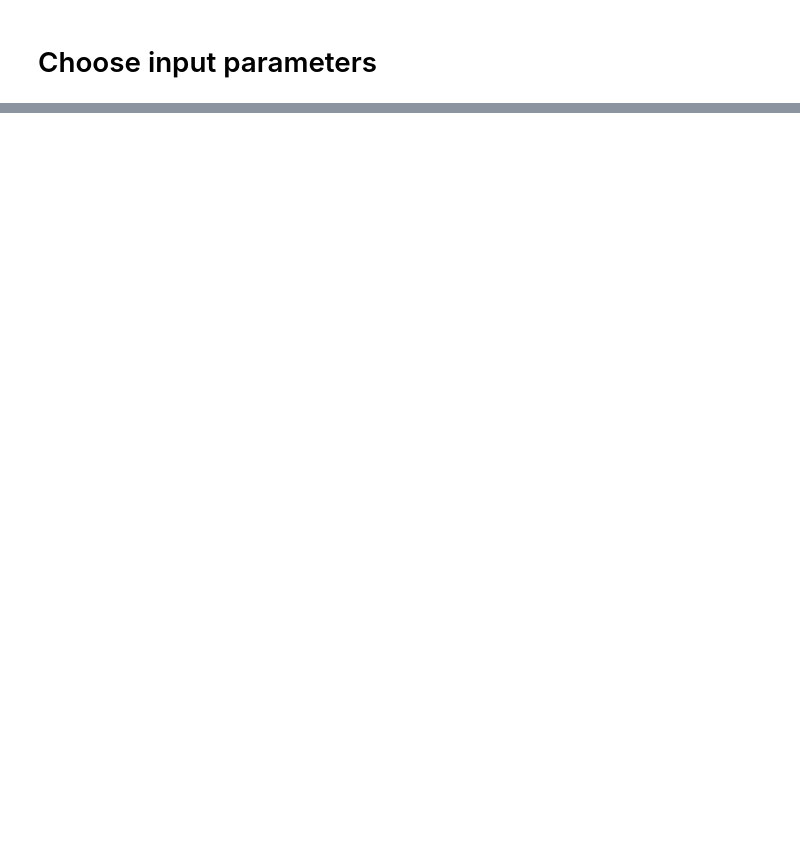
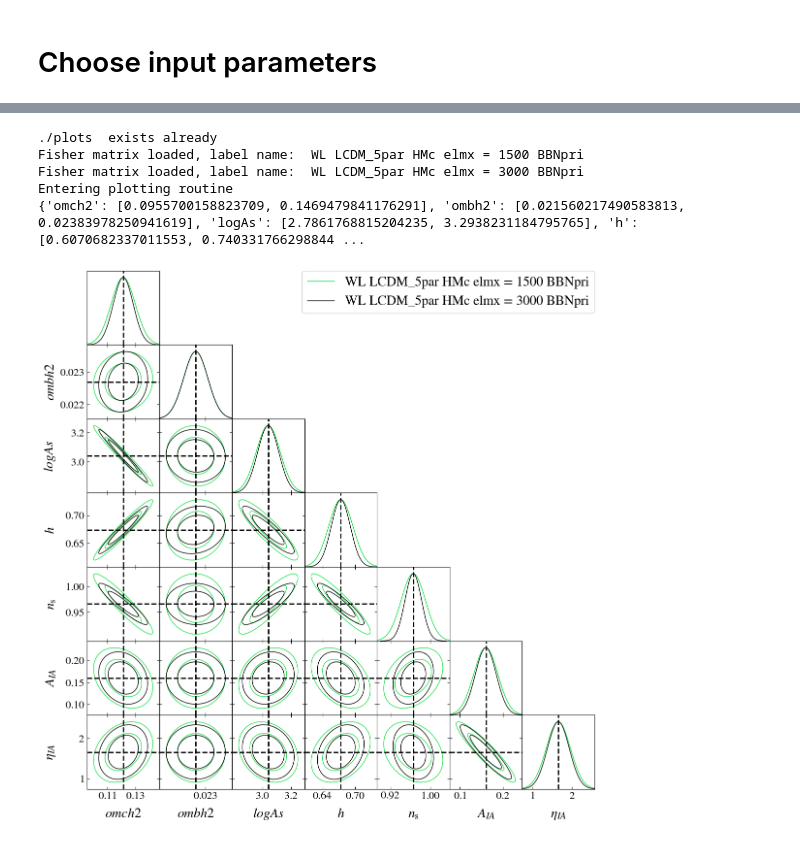
Before and after one commit to santiagocasas/cosmicfishpie, a Jupyter notebook: notebooks/Example_Fisher-WL_3x2photo-CAMB-Euclid.ipynb, the cells around one changed output, grey strips where cells are left out. Saved outputs shown, nothing was run; the diff lists cells and outputs as text; code cells hidden in the pictures; blank space fills up the shorter version.

```diff
--- a/notebooks/Example_Fisher-WL_3x2photo-CAMB-Euclid.ipynb
+++ b/notebooks/Example_Fisher-WL_3x2photo-CAMB-Euclid.ipynb
@@ -102,0 +439,6 @@ fish_plotter.plot_fisher(filled=[True, False])
+# %%
+fishermatBBN = np.array([[(1/0.00038)**2]])
+parnamesBBN = ['ombh2']
+fiduBBN=[0.0227]
+fisherBBN = fm.fisher_matrix(fisher_matrix=fishermatBBN, param_names=parnamesBBN,
+                             fiducial=fiduBBN, param_names_latex=parnamesBBN)
@@ -102,0 +505,3 @@ fish_plotter.plot_fisher(filled=[True, False])
+# %%
+cosmowlpars = Fishes_Nopri[0].get_param_names()
+cosmowlpars
@@ -102,0 +512,3 @@ fish_plotter.plot_fisher(filled=[True, False])
+# %%
+colorlist = [colors.nice_colors(ii) for ii in range(8)]
+colorlist
@@ -102,0 +524,4 @@ fish_plotter.plot_fisher(filled=[True, False])
+# %%
+Fishes_all = Fishes_Nopri+Fishes_BBNpri
+for ii, ff in enumerate(Fishes_all):
+    print(f"ii = {ii} ;; name = {ff.name}")
@@ -102,0 +556,21 @@ fish_plotter.plot_fisher(filled=[True, False])
+# %%
+chooseind = [4,5]
+plot_options = {'fishers_list': [Fishes_all[ii] for ii in chooseind],
+                'colors': [colorlist[ii] for ii in chooseind],
+                'fish_labels': [Fishes_all[ii].name for ii in chooseind],
+                'plot_pars': cosmowlpars,
+                'axis_custom_factors': {'all':3},  ## Axis limits cover 3-sigma bounds of first Fisher matrix
+                'plot_method': 'Gaussian',
+                'file_format': '.pdf',   ##file format for all the plots
+                'outpath' : './plots/',  ## directory where to store the files, if non-existent, it will be created
+                'outroot':'Euclid-LCDM5p_WL-BBNpri'  ## file name root for all the plots, extra names can be added individually
+                }
+fish_plotter = fpp.fisher_plotting(**plot_options)
+fish_plotter.plot_fisher(filled=[False, False, False, False])
+# %% [output]
+./plots  exists already
+Fisher matrix loaded, label name:  WL LCDM_5par HMc elmx = 1500 BBNpri
+Fisher matrix loaded, label name:  WL LCDM_5par HMc elmx = 3000 BBNpri
+Entering plotting routine
+{'omch2': [0.0955700158823709, 0.1469479841176291], 'ombh2': [0.021560217490583813, 0.02383978250941619], 'logAs': [2.7861768815204235, 3.2938231184795765], 'h': [0.6070682337011553, 0.740331766298844 ...
+[figure, added]
```
Also changed, not shown: parts of 56 cells of this notebook, 40 other files.
